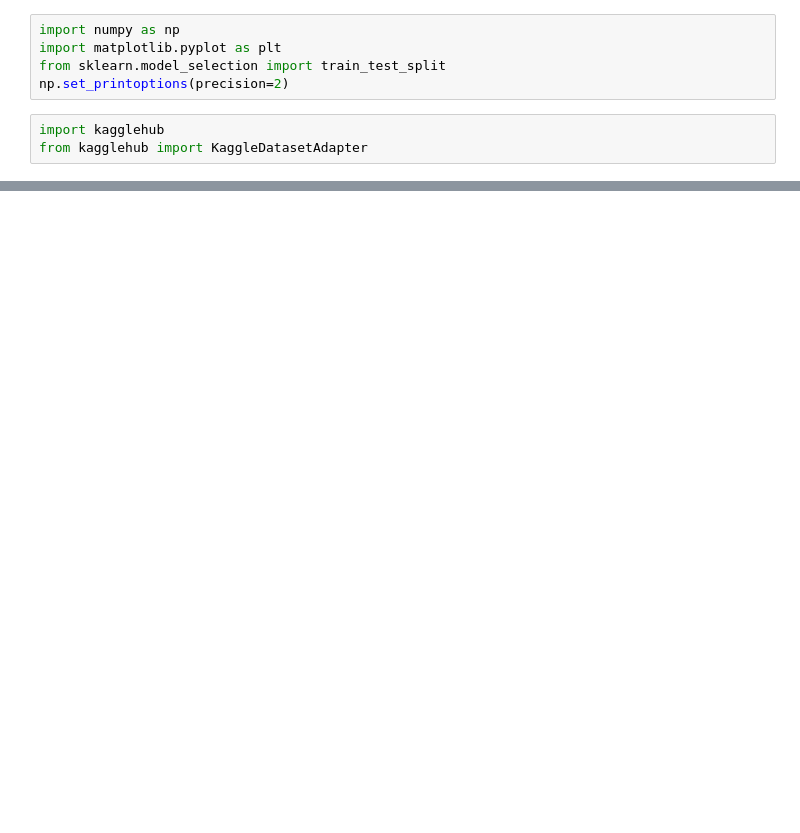
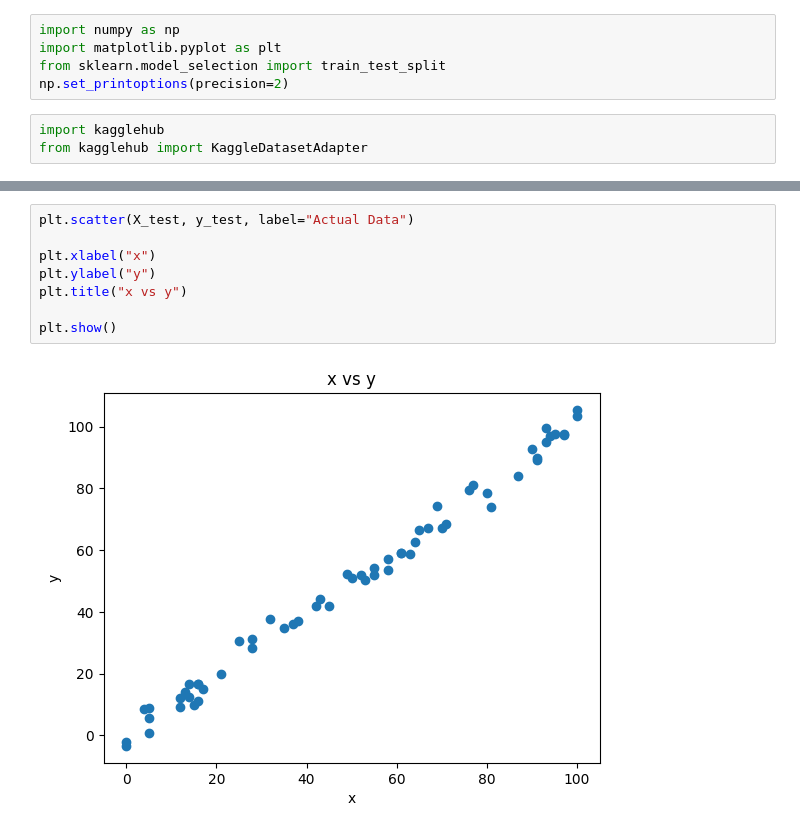
Before and after one commit to jewinjk007/Machine_Learning_Projects, a Jupyter notebook: Linear_Regression.ipynb, the cells around one changed output, grey strips where cells are left out. Saved outputs shown, nothing was run; the diff lists cells and outputs as text; blank space fills up the shorter version.

```diff
--- a/Linear_Regression.ipynb
+++ b/Linear_Regression.ipynb
@@ -55,3 +57,13 @@ print(X_train[:5], y_train[:5])
+# %%
+plt.scatter(X_test, y_test, label="Actual Data")
+
+plt.xlabel("x")
+plt.ylabel("y")
+plt.title("x vs y")
+
+plt.show()
+# %% [output]
+[figure, added]
 # %%
 def compute_cost(X, y, w, b):
 
```
Also changed, not shown: parts of 7 cells of this notebook.
